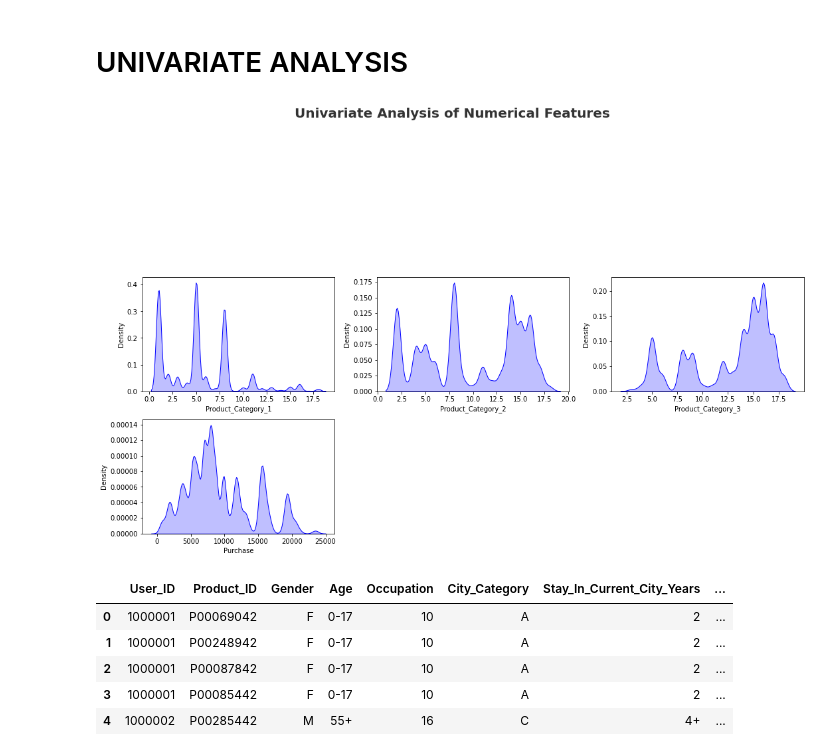
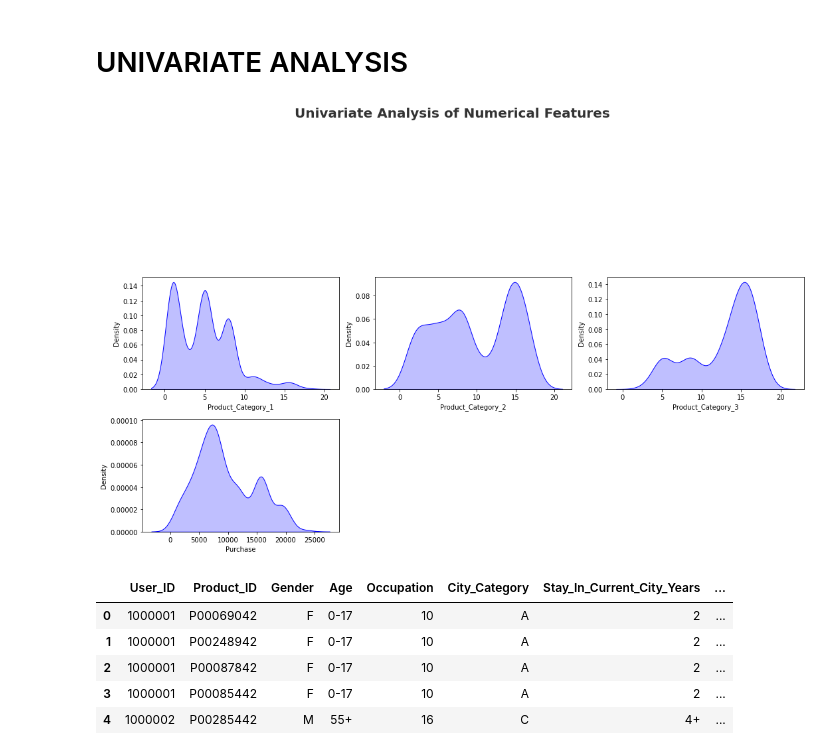
Before and after one commit to tharanivangapandu/Machine-Learning, a Jupyter notebook: Feature Engineering (1).ipynb, the cells around one changed output. Saved outputs shown, nothing was run; the diff lists cells and outputs as text; code cells hidden in the pictures.

```diff
--- a/Feature Engineering (1).ipynb
+++ b/Feature Engineering (1).ipynb
@@ -9,7 +9,7 @@ A retail company “ABC Private Limited” wants to understand the customer purc
 Now, they want to build a model to predict the purchase amount of customer against various products which will help them to create personalized offer for customers against different products.
 # %%
 datafe = pd.read_csv('BlackFriday.csv')
-datafe1= datafe.iloc[0:10000, 0:12]
+datafe1= datafe.iloc[0:1000, 0:12]
 datafe1
 datafe1.shape
 # %% [output]
@@ -89,7 +89,7 @@ Purchase                         0
 dtype: int64
 # %%
-numeric_features = [feature for feature in datafe.columns if datafe[feature].dtype!='O']
-categorical_features = [feature for feature in datafe.columns if datafe[feature].dtype =='O']
+numeric_features = [feature for feature in datafe1.columns if datafe1[feature].dtype!='O']
+categorical_features = [feature for feature in datafe1.columns if datafe1[feature].dtype =='O']
 # %%
 print('We have {} numerical features : {}'.format(len(numeric_features), numeric_features))
 print('\nWe have {} categorical features : {}'.format(len(categorical_features), categorical_features))
@@ -102,16 +102,16 @@ We have 5 categorical features : ['Product_ID', 'Gender', 'Age', 'City_Category'
 # %%
 #Numeric Features:
 
 plt.figure(figsize=(15, 15))
 plt.suptitle('Univariate Analysis of Numerical Features', fontsize=20, fontweight='bold', alpha=0.8, y=1.)
 
 for i in range(3, len(numeric_features)):
     plt.subplot(5, 3, i+1)
-    sns.kdeplot(x=datafe[numeric_features[i]],shade=True, color='b')
+    sns.kdeplot(x=datafe1[numeric_features[i]],shade=True, color='b')
     plt.xlabel(numeric_features[i])
     plt.tight_layout()
 # %% [output]
-[figure, old version]
+[figure, new version]
 # %%
 datafe1.head()
 # %% [output]
```
Also changed, not shown: parts of 48 cells of this notebook.
